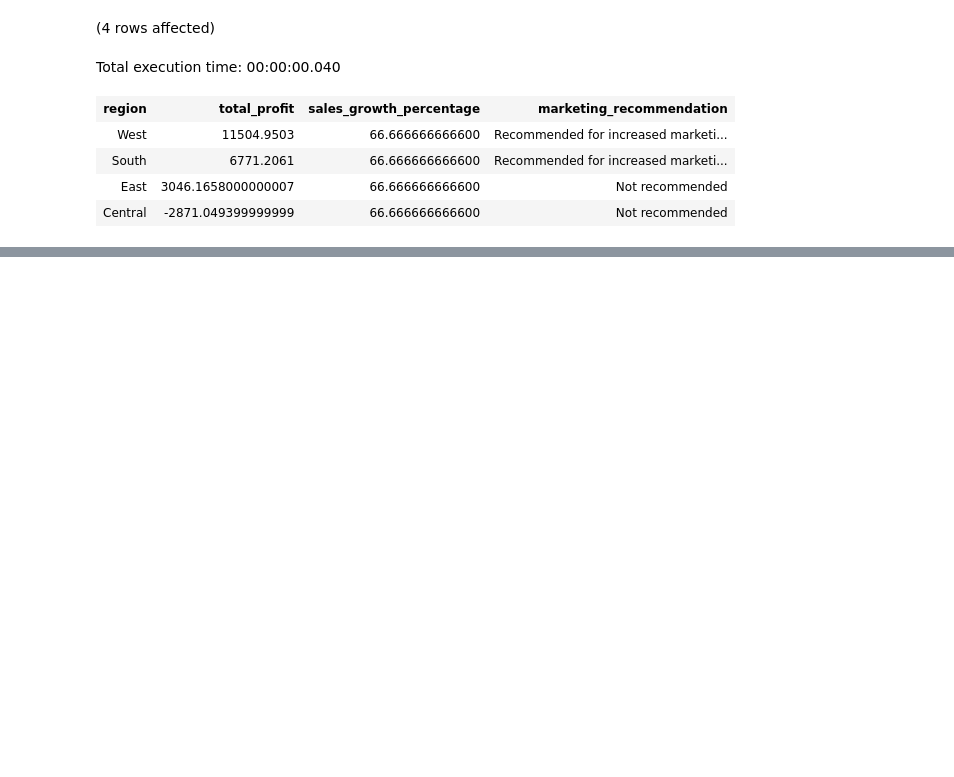
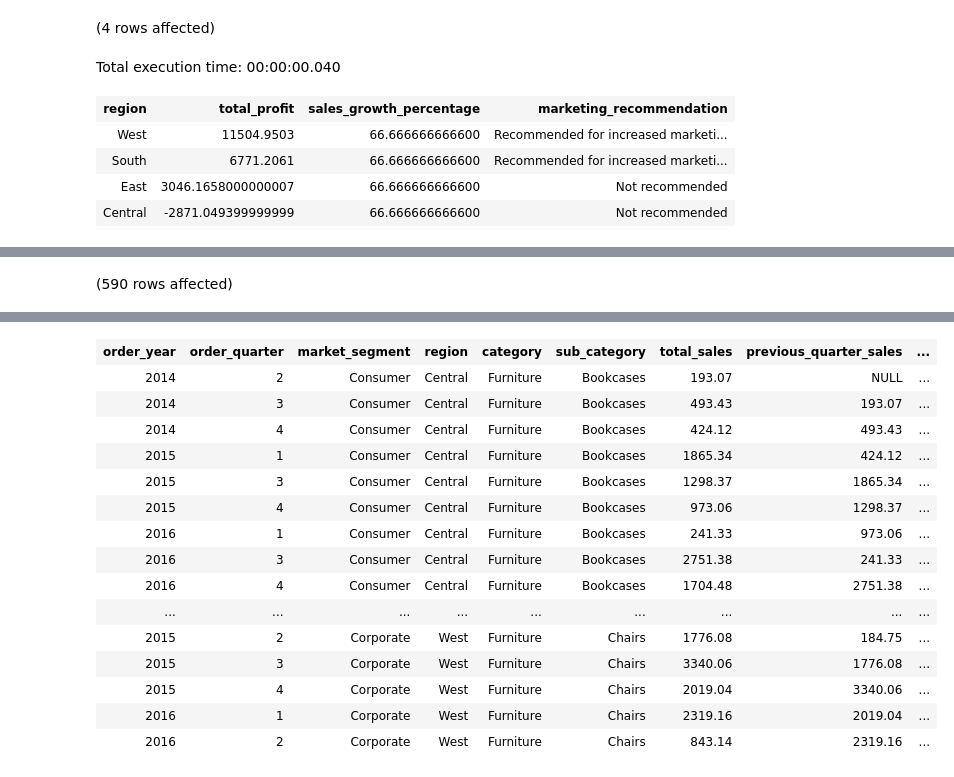
Before and after one commit to davidjayjackson/furniture_sales, a Jupyter notebook: furniture_sales.ipynb, the cells around one changed output, grey strips where cells are left out. Saved outputs shown, nothing was run; the diff lists cells and outputs as text; code cells hidden in the pictures; blank space fills up the shorter version.

Commit message:
Project 10: Advanced Sales Growth Analytics
Objective: Dive deeper into sales growth metrics and analyze factors influencing growth.

```diff
--- a/furniture_sales.ipynb
+++ b/furniture_sales.ipynb
@@ -375,0 +699,42 @@ Total execution time: 00:00:00.040
+# %%
+-- Develop a predictive model for future growth based on past performance metrics and market
+ -- conditions
+
+ WITH HistoricalData AS (
+    SELECT
+        YEAR(order_date) AS order_year,
+        DATEPART(QUARTER, order_date) AS order_quarter,
+        market_segment,
+        region,
+        category,
+        sub_category,
+        SUM(CAST(total_sales AS DECIMAL(18, 2))) AS total_sales
+    FROM sales
+    GROUP BY YEAR(order_date), DATEPART(QUARTER, order_date), market_segment, region, category, sub_category
+),
+LaggedData AS (
+    SELECT
+        *,
+        LAG(total_sales) OVER (PARTITION BY market_segment, region, category, sub_category ORDER BY order_year, order_quarter) AS previous_quarter_sales,
+        LAG(total_sales, 4) OVER (PARTITION BY market_segment, region, category, sub_category ORDER BY order_year, order_quarter) AS previous_year_sales,
+        (total_sales - LAG(total_sales, 4) OVER (PARTITION BY market_segment, region, category, sub_category ORDER BY order_year, order_quarter)) /
+        LAG(total_sales, 4) OVER (PARTITION BY market_segment, region, category, sub_category ORDER BY order_year, order_quarter) * 100 AS YoY_growth,
+        (total_sales - LAG(total_sales) OVER (PARTITION BY market_segment, region, category, sub_category ORDER BY order_year, order_quarter)) /
+        LAG(total_sales) OVER (PARTITION BY market_segment, region, category, sub_category ORDER BY order_year, order_quarter) * 100 AS QoQ_growth
+    FROM HistoricalData
+)
+SELECT
+    order_year,
+    order_quarter,
+    market_segment,
+    region,
+    category,
+    sub_category,
+    total_sales,
+    previous_quarter_sales,
+    previous_year_sales,
+    YoY_growth,
+    QoQ_growth
+FROM LaggedData;
+# %% [output]
+(590 rows affected)
@@ -375,0 +742,16 @@ Total execution time: 00:00:00.040
+| order_year | order_quarter | market_segment | region | category | sub_category | total_sales | previous_quarter_sales | ... |
+| 2014 | 2 | Consumer | Central | Furniture | Bookcases | 193.07 | NULL | ... |
+| 2014 | 3 | Consumer | Central | Furniture | Bookcases | 493.43 | 193.07 | ... |
+| 2014 | 4 | Consumer | Central | Furniture | Bookcases | 424.12 | 493.43 | ... |
+| 2015 | 1 | Consumer | Central | Furniture | Bookcases | 1865.34 | 424.12 | ... |
+| 2015 | 3 | Consumer | Central | Furniture | Bookcases | 1298.37 | 1865.34 | ... |
+| 2015 | 4 | Consumer | Central | Furniture | Bookcases | 973.06 | 1298.37 | ... |
+| 2016 | 1 | Consumer | Central | Furniture | Bookcases | 241.33 | 973.06 | ... |
+| 2016 | 3 | Consumer | Central | Furniture | Bookcases | 2751.38 | 241.33 | ... |
+| 2016 | 4 | Consumer | Central | Furniture | Bookcases | 1704.48 | 2751.38 | ... |
+| ... | ... | ... | ... | ... | ... | ... | ... | ... |
+| 2015 | 2 | Corporate | West | Furniture | Chairs | 1776.08 | 184.75 | ... |
+| 2015 | 3 | Corporate | West | Furniture | Chairs | 3340.06 | 1776.08 | ... |
+| 2015 | 4 | Corporate | West | Furniture | Chairs | 2019.04 | 3340.06 | ... |
+| 2016 | 1 | Corporate | West | Furniture | Chairs | 2319.16 | 2019.04 | ... |
+| 2016 | 2 | Corporate | West | Furniture | Chairs | 843.14 | 2319.16 | ... |
```
Also changed, not shown: parts of 10 cells of this notebook.
